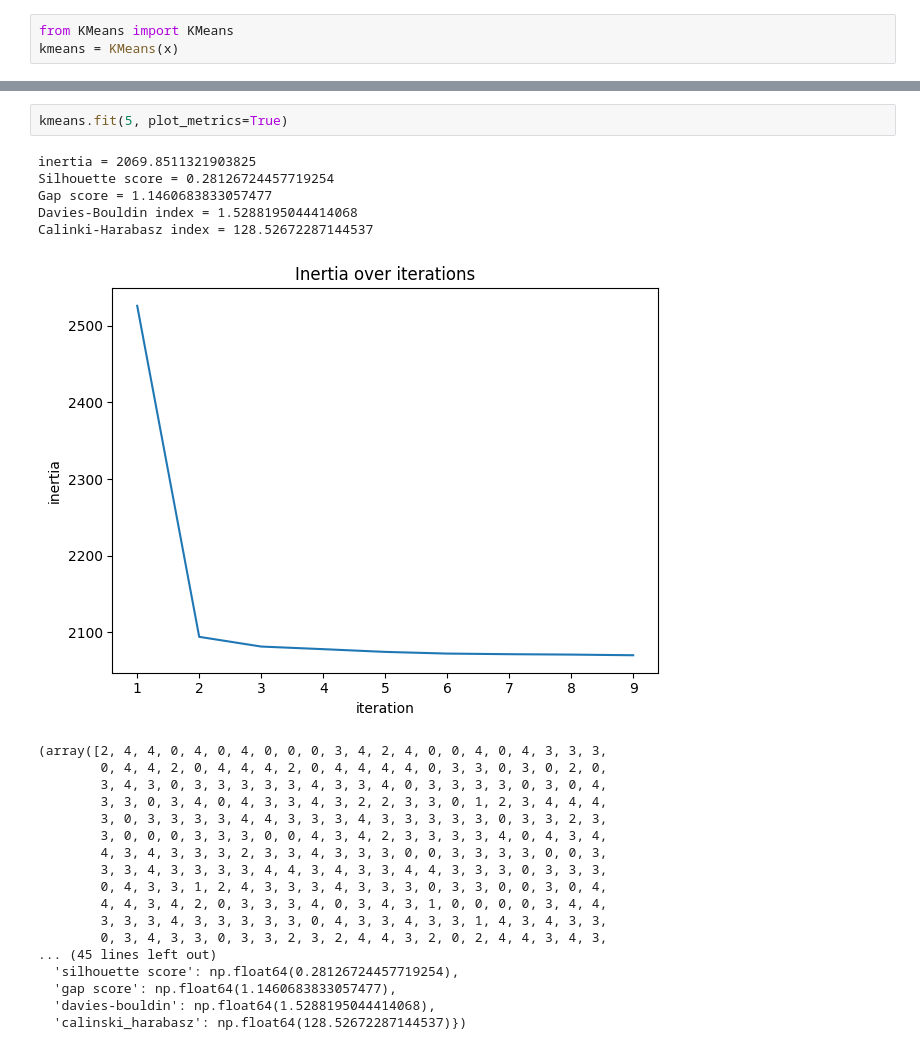
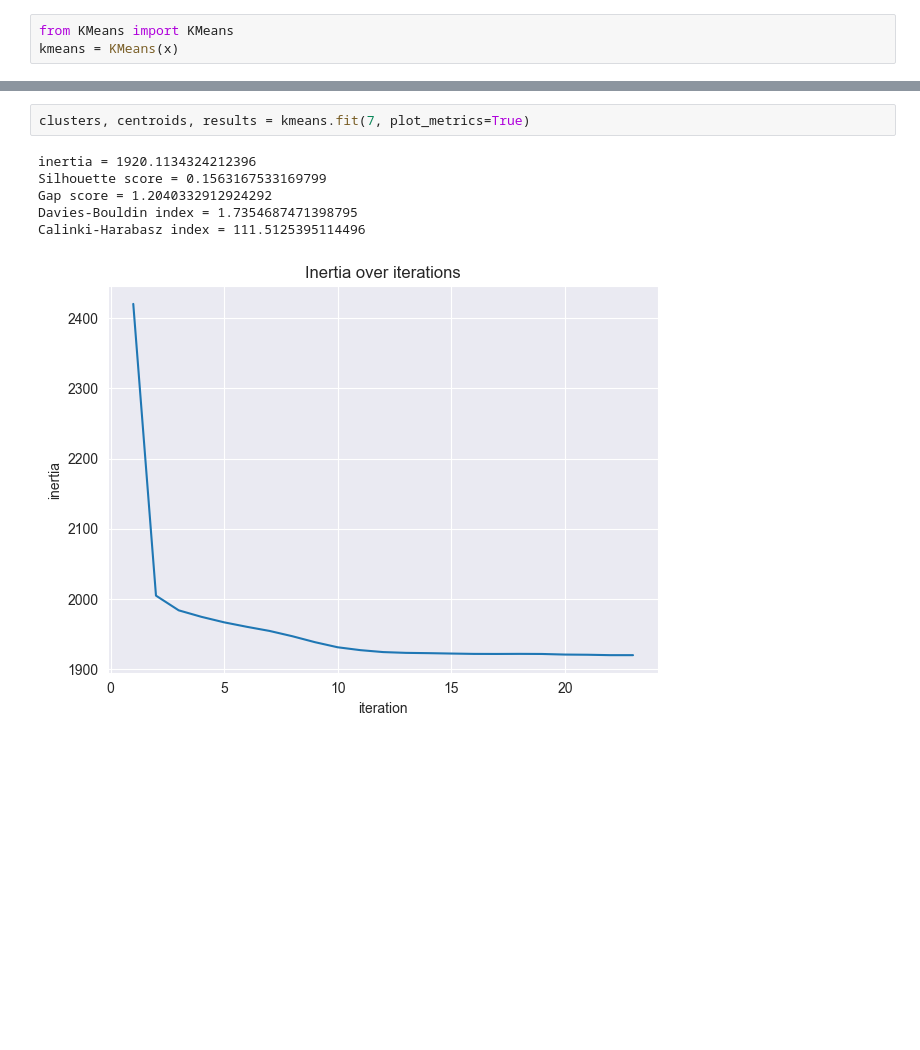
Before and after one commit to minareda417/Unsupervised-learning, a Jupyter notebook: k-means/kmeans.ipynb, the cells around one changed output, grey strips where cells are left out. Saved outputs shown, nothing was run; the diff lists cells and outputs as text; blank space fills up the shorter version.

```diff
--- a/k-means/kmeans.ipynb
+++ b/k-means/kmeans.ipynb
@@ -35,29 +37,12 @@ Check the Elbow plot for visual inflection point
  'best_calinski_bouldin': 2,
  'best_k_calinski_Harabasz': 2}
 # %%
-kmeans.fit(5, plot_metrics=True)
+clusters, centroids, results = kmeans.fit(7, plot_metrics=True)
 # %% [output]
-inertia = 2069.8511321903825
-Silhouette score = 0.28126724457719254
-Gap score = 1.1460683833057477
-Davies-Bouldin index = 1.5288195044414068
-Calinki-Harabasz index = 128.52672287144537
+inertia = 1920.1134324212396
+Silhouette score = 0.1563167533169799
+Gap score = 1.2040332912924292
+Davies-Bouldin index = 1.7354687471398795
+Calinki-Harabasz index = 111.5125395114496
-[figure, old version]
+[figure, new version]
-(array([2, 4, 4, 0, 4, 0, 4, 0, 0, 0, 3, 4, 2, 4, 0, 0, 4, 0, 4, 3, 3, 3,
-        0, 4, 4, 2, 0, 4, 4, 4, 2, 0, 4, 4, 4, 4, 0, 3, 3, 0, 3, 0, 2, 0,
-        3, 4, 3, 0, 3, 3, 3, 3, 3, 4, 3, 3, 4, 0, 3, 3, 3, 3, 0, 3, 0, 4,
-        3, 3, 0, 3, 4, 0, 4, 3, 3, 4, 3, 2, 2, 3, 3, 0, 1, 2, 3, 4, 4, 4,
-        3, 0, 3, 3, 3, 3, 4, 4, 3, 3, 3, 4, 3, 3, 3, 3, 3, 0, 3, 3, 2, 3,
-        3, 0, 0, 0, 3, 3, 3, 0, 0, 4, 3, 4, 2, 3, 3, 3, 3, 4, 0, 4, 3, 4,
-        4, 3, 4, 3, 3, 3, 2, 3, 3, 4, 3, 3, 3, 0, 0, 3, 3, 3, 3, 0, 0, 3,
-        3, 3, 4, 3, 3, 3, 3, 4, 4, 3, 4, 3, 3, 4, 4, 3, 3, 3, 0, 3, 3, 3,
-        0, 4, 3, 3, 1, 2, 4, 3, 3, 3, 4, 3, 3, 3, 0, 3, 3, 0, 0, 3, 0, 4,
-        4, 4, 3, 4, 2, 0, 3, 3, 3, 4, 0, 3, 4, 3, 1, 0, 0, 0, 0, 3, 4, 4,
-        3, 3, 3, 4, 3, 3, 3, 3, 3, 0, 4, 3, 3, 4, 3, 3, 1, 4, 3, 4, 3, 3,
-        0, 3, 4, 3, 3, 0, 3, 3, 2, 3, 2, 4, 4, 3, 2, 0, 2, 4, 4, 3, 4, 3,
-... (45 lines left out)
-  'silhouette score': np.float64(0.28126724457719254),
-  'gap score': np.float64(1.1460683833057477),
-  'davies-bouldin': np.float64(1.5288195044414068),
-  'calinski_harabasz': np.float64(128.52672287144537)})
 # %%
```
Also changed, not shown: parts of 7 cells of this notebook, 2 other files.
